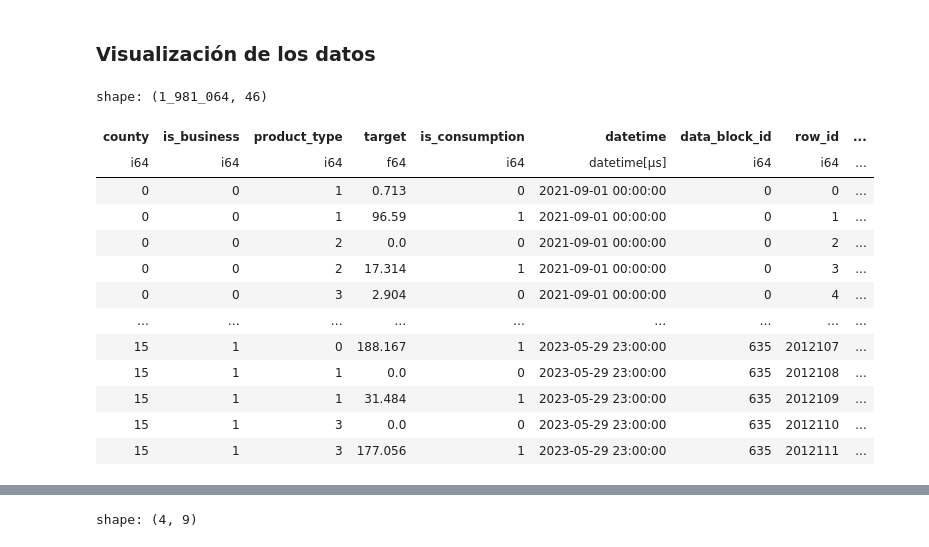
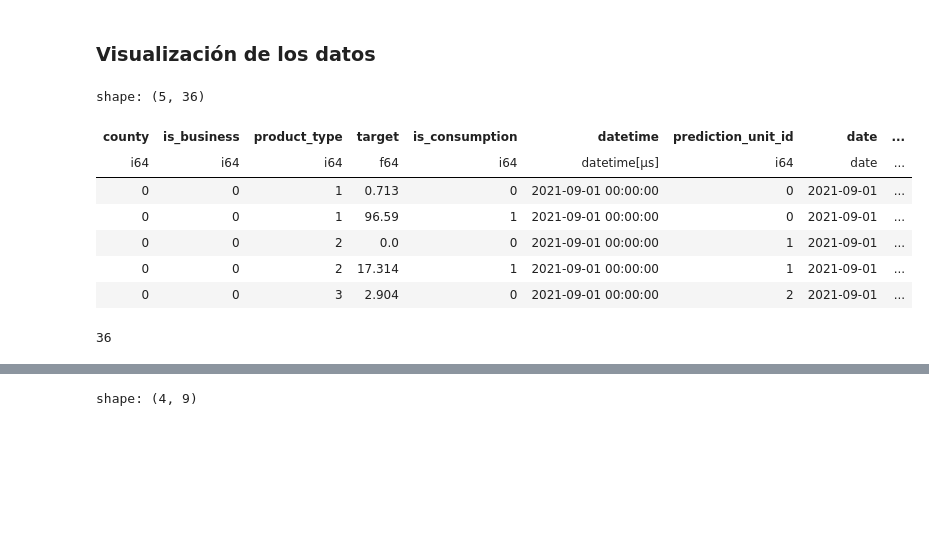
Before and after one commit to pabbuen/TFG-ProduccionElectrica, a Jupyter notebook: codigo/notebooks/preprocessing.ipynb, the cells around one changed output, grey strips where cells are left out. Drawn from its saved outputs; the diff is of its cells as text; code cells hidden in the pictures; blank space fills up the shorter version.

```diff
--- a/codigo/notebooks/preprocessing.ipynb
+++ b/codigo/notebooks/preprocessing.ipynb
@@ -167,6 +167,7 @@ class DataProcessor:
 
         df = self.add_counties(df, ws_df)
         df = self.get_hw_means(df)
+        df = df.drop(pl.col('latitude', 'longitude'))
         df = self.change_names(df, "_hw", self.hw_join)
 
         return df
@@ -307,6 +308,7 @@ class DataProcessor:
         ])
 
         df = self.remove_counties(df, [12])
+        df = df.drop(pl.col('row_id'))
 
         return df
 
@@ -337,32 +339,40 @@ class DataProcessor:
 
         limit_date = pl.lit("2023-05-29 23:00:00").str.strptime(pl.Datetime)
 
+        # Exclude the last days
         final_data = final_data.filter(pl.col("datetime") <= limit_date)
 
         # Remove null target values at daylight save time changes
         final_data = self.remove_time_changes_nulls(final_data)
 
+        # CREATE DROP REGEX FUNCT
+        # Drop data_block_id columns
+        regex = '^.*data_block_id.*$'
+        final_data = final_data.select(pl.all().exclude(regex))
+
+        # Drop forecast date columns
+        regex = '^.*forecast_date.*$'
+        final_data = final_data.select(pl.all().exclude(regex))
+
         return final_data
 # %%
 dp = DataProcessor()
 res = dp(dfs)
 # %%
-res
+res.head()
 # %% [output]
-shape: (1_981_064, 46)
+shape: (5, 36)
-| county | is_business | product_type | target | is_consumption | datetime | data_block_id | row_id | ... |
-| i64 | i64 | i64 | f64 | i64 | datetime[μs] | i64 | i64 | ... |
-| 0 | 0 | 1 | 0.713 | 0 | 2021-09-01 00:00:00 | 0 | 0 | ... |
-| 0 | 0 | 1 | 96.59 | 1 | 2021-09-01 00:00:00 | 0 | 1 | ... |
-| 0 | 0 | 2 | 0.0 | 0 | 2021-09-01 00:00:00 | 0 | 2 | ... |
-| 0 | 0 | 2 | 17.314 | 1 | 2021-09-01 00:00:00 | 0 | 3 | ... |
-| 0 | 0 | 3 | 2.904 | 0 | 2021-09-01 00:00:00 | 0 | 4 | ... |
-| … | … | … | … | … | … | … | … | ... |
-| 15 | 1 | 0 | 188.167 | 1 | 2023-05-29 23:00:00 | 635 | 2012107 | ... |
-| 15 | 1 | 1 | 0.0 | 0 | 2023-05-29 23:00:00 | 635 | 2012108 | ... |
-| 15 | 1 | 1 | 31.484 | 1 | 2023-05-29 23:00:00 | 635 | 2012109 | ... |
-| 15 | 1 | 3 | 0.0 | 0 | 2023-05-29 23:00:00 | 635 | 2012110 | ... |
-| 15 | 1 | 3 | 177.056 | 1 | 2023-05-29 23:00:00 | 635 | 2012111 | ... |
+| county | is_business | product_type | target | is_consumption | datetime | prediction_unit_id | date | ... |
+| i64 | i64 | i64 | f64 | i64 | datetime[μs] | i64 | date | ... |
+| 0 | 0 | 1 | 0.713 | 0 | 2021-09-01 00:00:00 | 0 | 2021-09-01 | ... |
+| 0 | 0 | 1 | 96.59 | 1 | 2021-09-01 00:00:00 | 0 | 2021-09-01 | ... |
+| 0 | 0 | 2 | 0.0 | 0 | 2021-09-01 00:00:00 | 1 | 2021-09-01 | ... |
+| 0 | 0 | 2 | 17.314 | 1 | 2021-09-01 00:00:00 | 1 | 2021-09-01 | ... |
+| 0 | 0 | 3 | 2.904 | 0 | 2021-09-01 00:00:00 | 2 | 2021-09-01 | ... |
+# %%
+len(res.columns)
+# %% [output]
+36
 # %%
 res.describe()
 # %% [output]
```
Also changed, not shown: parts of 2 cells of this notebook, 6 other files.
